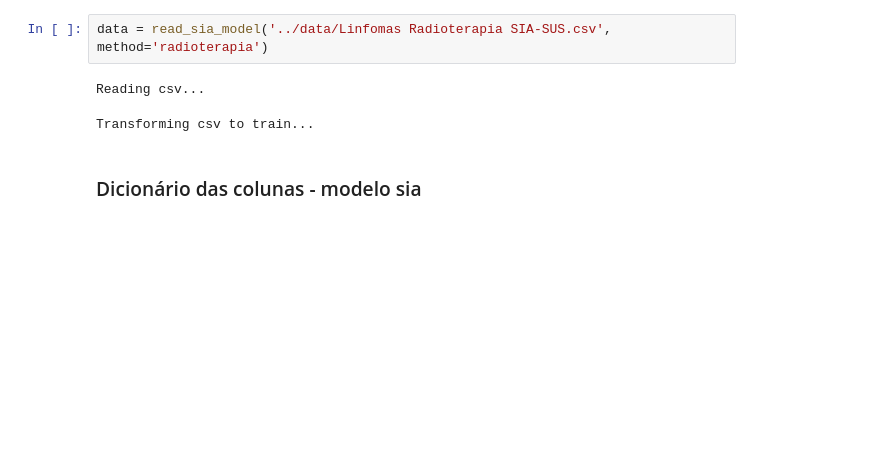
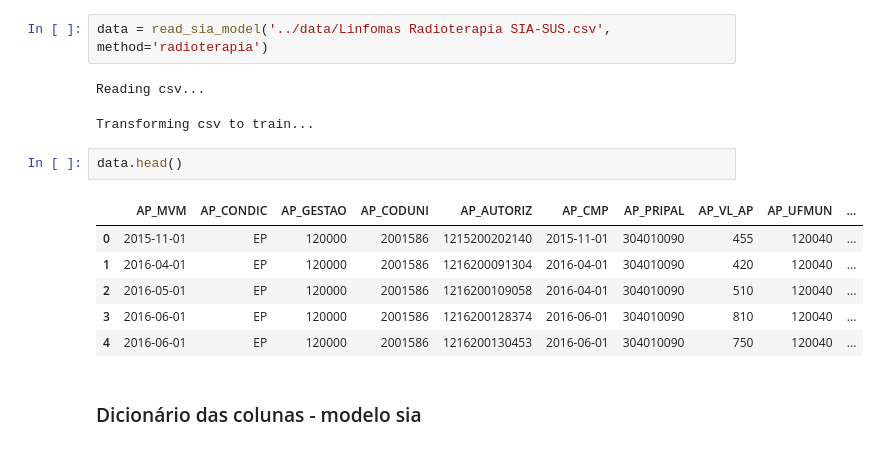
Before and after one commit to helderrezende/naliel_bcggamma, a Jupyter notebook: naliel/notebooks/Preprocessamento-SIA.ipynb, the cells around one changed output. Drawn from its saved outputs; the diff is of its cells as text; blank space fills up the shorter version.

```diff
--- a/naliel/notebooks/Preprocessamento-SIA.ipynb
+++ b/naliel/notebooks/Preprocessamento-SIA.ipynb
@@ -104,6 +128,15 @@ data = read_sia_model('../data/Linfomas Radioterapia SIA-SUS.csv', method='radio
 # %% [output]
 Reading csv...
 Transforming csv to train...
+# %%
+data.head()
+# %% [output]
+|  | AP_MVM | AP_CONDIC | AP_GESTAO | AP_CODUNI | AP_AUTORIZ | AP_CMP | AP_PRIPAL | AP_VL_AP | AP_UFMUN | ... |
+| 0 | 2015-11-01 | EP | 120000 | 2001586 | 1215200202140 | 2015-11-01 | 304010090 | 455 | 120040 | ... |
+| 1 | 2016-04-01 | EP | 120000 | 2001586 | 1216200091304 | 2016-04-01 | 304010090 | 420 | 120040 | ... |
+| 2 | 2016-05-01 | EP | 120000 | 2001586 | 1216200109058 | 2016-04-01 | 304010090 | 510 | 120040 | ... |
+| 3 | 2016-06-01 | EP | 120000 | 2001586 | 1216200128374 | 2016-06-01 | 304010090 | 810 | 120040 | ... |
+| 4 | 2016-06-01 | EP | 120000 | 2001586 | 1216200130453 | 2016-06-01 | 304010090 | 750 | 120040 | ... |
 # %% [markdown]
 ### Dicionário das colunas - modelo sia
 # %% [markdown]
```
Also changed, not shown: parts of 2 cells of this notebook, 1 other file.
